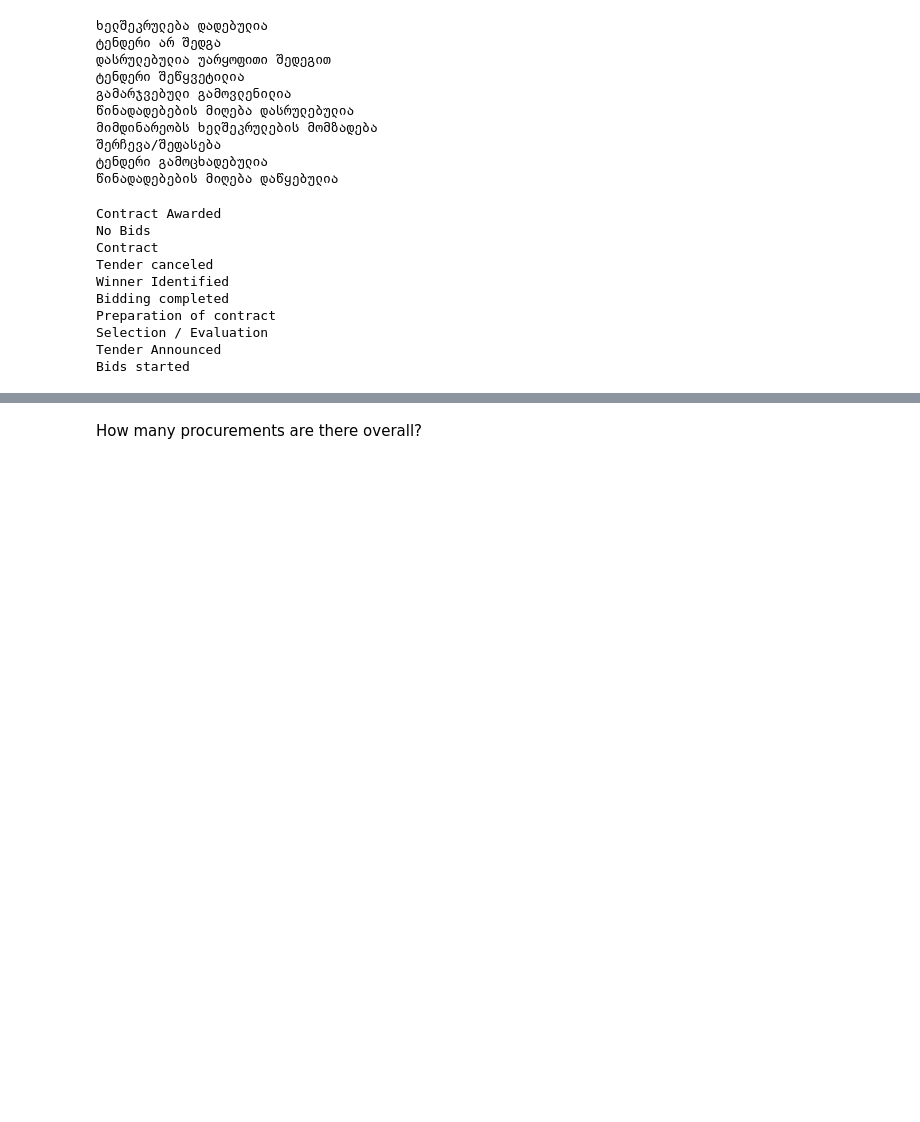
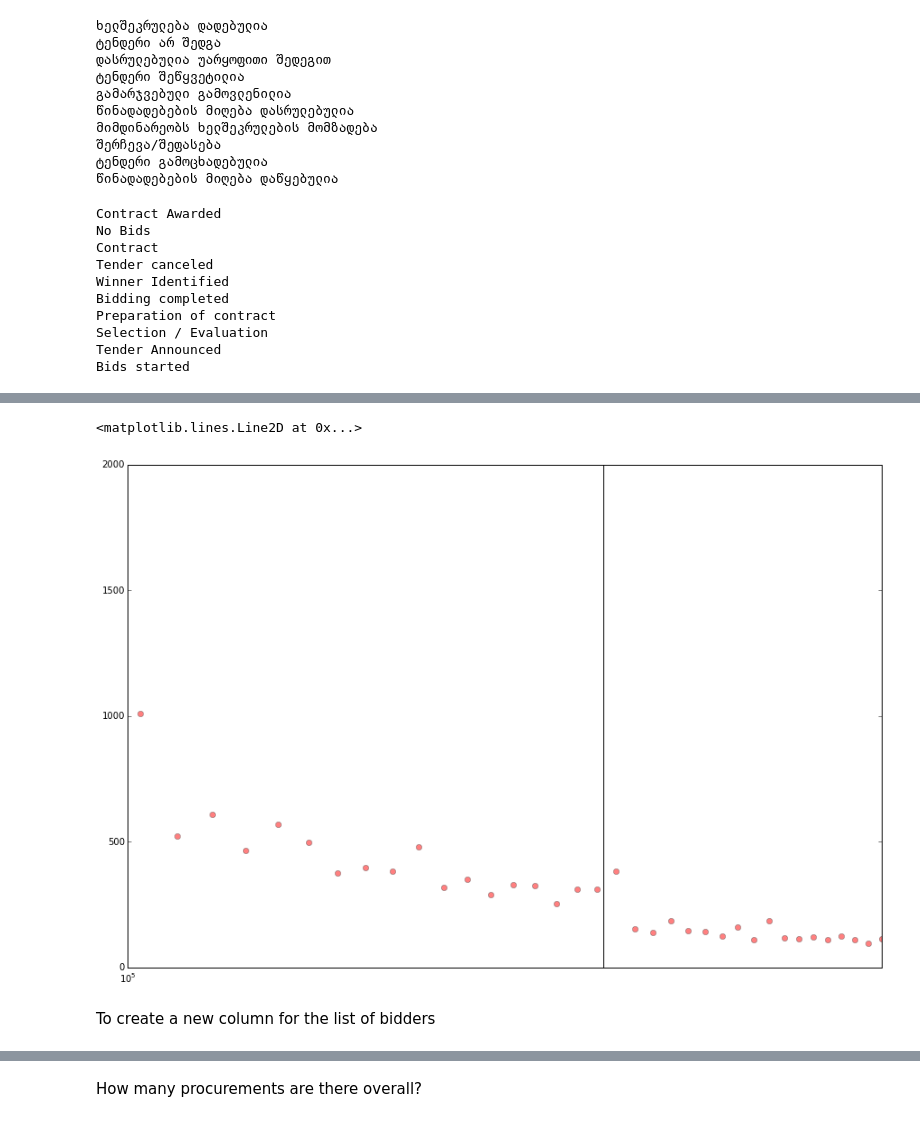
Before and after one commit to bokae/georgia_tender, a Jupyter notebook: georgia.ipynb, the cells around one changed output, grey strips where cells are left out. Saved outputs shown, nothing was run; the diff lists cells and outputs as text; code cells hidden in the pictures; blank space fills up the shorter version.

```diff
--- a/georgia.ipynb
+++ b/georgia.ipynb
@@ -122,0 +204,15 @@ Bids started
+# %%
+y,x=np.histogram(np.array(df["estimated_value"]),bins=10000)#.plot(kind="hist",bins=100,range=(0,300000),figsize=(15,10))
+plt.figure(figsize=(15,10))
+plt.plot(x[1:],y,'or',alpha=0.5)
+plt.xlim([1e5,3e5])
+plt.semilogx()
+plt.ylim([0,2000])
+plt.axvline(2e5,color='black')
+
+#np.histogram(np.array(df.groupby("estimated_value").size()),bins=100)
+# %% [output]
+<matplotlib.lines.Line2D at 0x...>
+[figure, added]
+# %% [markdown]
+To create a new column for the list of bidders
```
Also changed, not shown: parts of 37 cells of this notebook.
